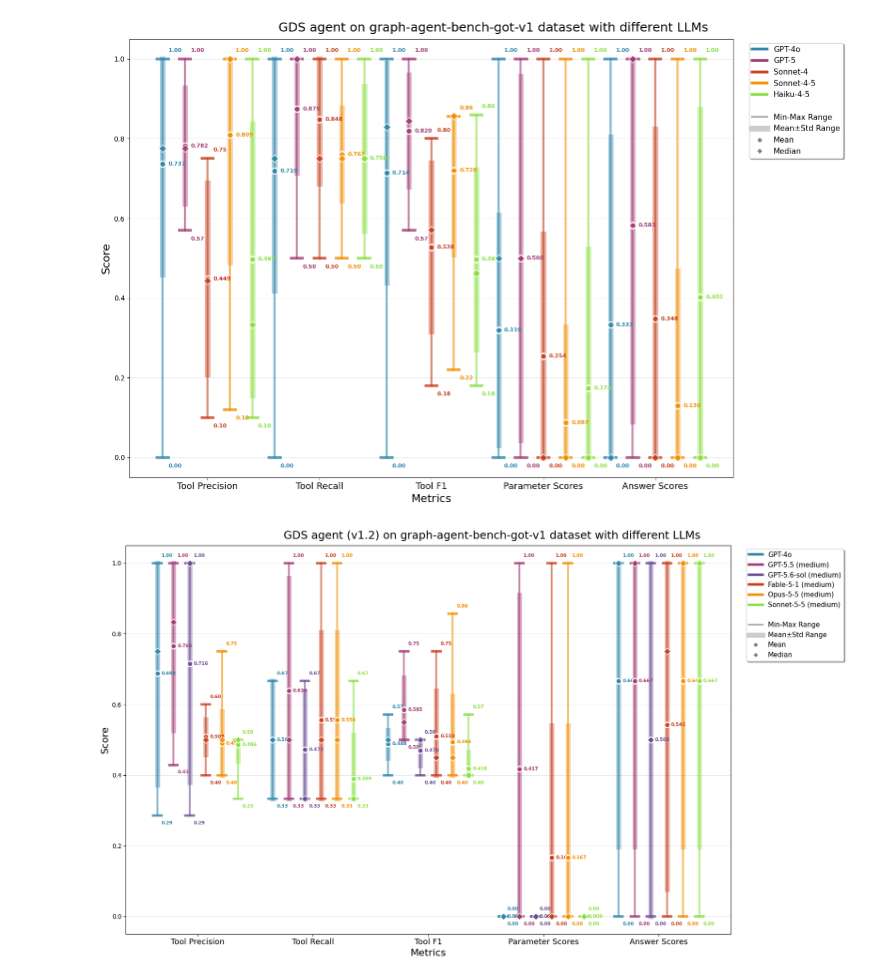
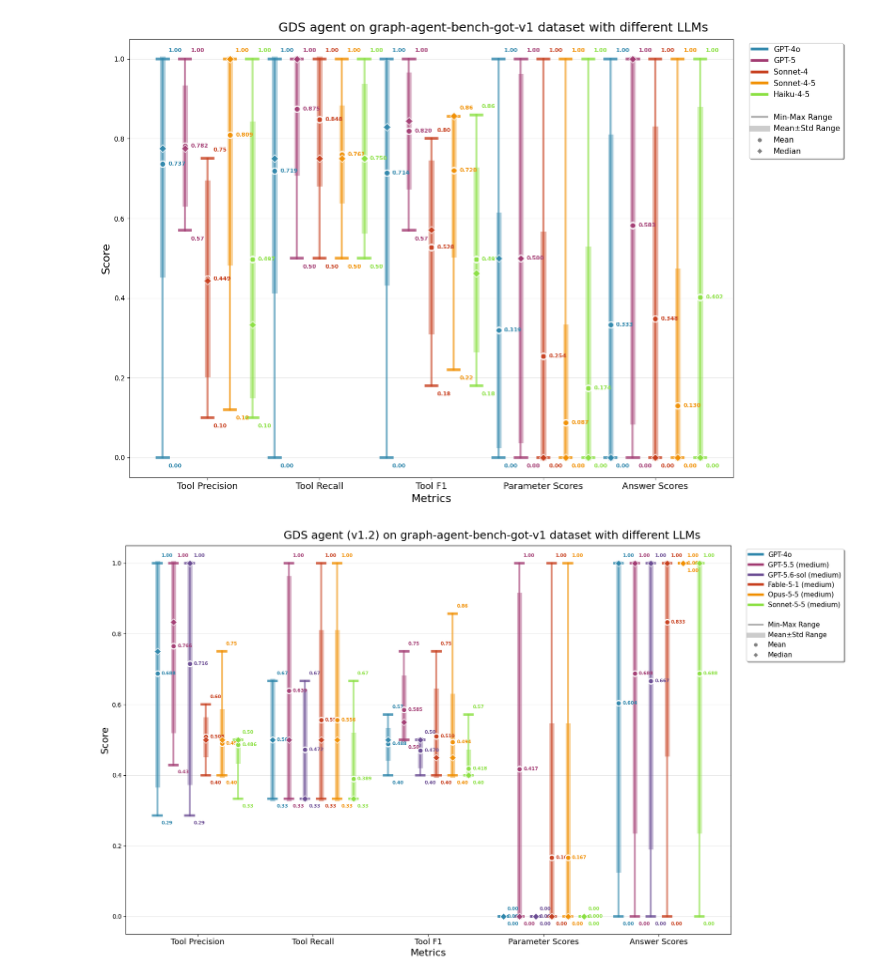
Before and after one commit to brs96/gds-agent-benchmarks, a Jupyter notebook: plot_aggregated_results.ipynb, the cells around one changed output. Drawn from its saved outputs; the diff is of its cells as text; code cells hidden in the pictures.

```diff
--- a/plot_aggregated_results.ipynb
+++ b/plot_aggregated_results.ipynb
@@ -292,43 +292,43 @@ metrics = ["Tool Precision", "Tool Recall", "Tool F1", "Parameter Scores", "Answ
 
 # Copy results from analysis output
 gpt_4o_data = {
-    "mean": [0.688, 0.500, 0.488, 0.000, 0.667],
-    "std": [0.316, 0.167, 0.040, 0.000, 0.471],
+    "mean": [0.688, 0.500, 0.488, 0.000, 0.604],
+    "std": [0.316, 0.167, 0.040, 0.000, 0.473],
     "median": [0.750, 0.500, 0.500, 0.000, 1.000],
     "min": [0.286, 0.333, 0.400, 0.000, 0.000],
     "max": [1.000, 0.667, 0.571, 0.000, 1.000],
 }
 gpt_5_5_data = {
-    "mean": [0.766, 0.639, 0.585, 0.417, 0.667],
-    "std": [0.240, 0.318, 0.090, 0.493, 0.471],
+    "mean": [0.766, 0.639, 0.585, 0.417, 0.688],
+    "std": [0.240, 0.318, 0.090, 0.493, 0.446],
     "median": [0.833, 0.500, 0.550, 0.000, 1.000],
     "min": [0.429, 0.333, 0.500, 0.000, 0.000],
     "max": [1.000, 1.000, 0.750, 1.000, 1.000],
 }
 gpt_5_6_sol_data = {
-    "mean": [0.716, 0.472, 0.470, 0.000, 0.500],
-    "std": [0.337, 0.164, 0.043, 0.000, 0.500],
-    "median": [1.000, 0.333, 0.500, 0.000, 0.500],
+    "mean": [0.716, 0.472, 0.470, 0.000, 0.667],
+    "std": [0.337, 0.164, 0.043, 0.000, 0.471],
+    "median": [1.000, 0.333, 0.500, 0.000, 1.000],
     "min": [0.286, 0.333, 0.400, 0.000, 0.000],
     "max": [1.000, 0.667, 0.500, 0.000, 1.000],
 }
 fable_5_1_data = {
-    "mean": [0.508, 0.556, 0.510, 0.167, 0.542],
-    "std": [0.049, 0.248, 0.129, 0.373, 0.466],
-    "median": [0.500, 0.500, 0.450, 0.000, 0.750],
+    "mean": [0.508, 0.556, 0.510, 0.167, 0.833],
+    "std": [0.049, 0.248, 0.129, 0.373, 0.373],
+    "median": [0.500, 0.500, 0.450, 0.000, 1.000],
     "min": [0.400, 0.333, 0.400, 0.000, 0.000],
     "max": [0.600, 1.000, 0.750, 1.000, 1.000],
 }
 opus_5_5_data = {
-    "mean": [0.490, 0.556, 0.494, 0.167, 0.667],
-    "std": [0.090, 0.248, 0.130, 0.373, 0.471],
+    "mean": [0.490, 0.556, 0.494, 0.167, 1.000],
+    "std": [0.090, 0.248, 0.130, 0.373, 0.000],
     "median": [0.500, 0.500, 0.450, 0.000, 1.000],
-    "min": [0.400, 0.333, 0.400, 0.000, 0.000],
+    "min": [0.400, 0.333, 0.400, 0.000, 1.000],
     "max": [0.750, 1.000, 0.857, 1.000, 1.000],
 }
 sonnet_5_5_data = {
-    "mean": [0.486, 0.389, 0.418, 0.000, 0.667],
-    "std": [0.046, 0.124, 0.048, 0.000, 0.471],
+    "mean": [0.486, 0.389, 0.418, 0.000, 0.688],
+    "std": [0.046, 0.124, 0.048, 0.000, 0.446],
     "median": [0.500, 0.333, 0.400, 0.000, 1.000],
     "min": [0.333, 0.333, 0.400, 0.000, 0.000],
     "max": [0.500, 0.667, 0.571, 0.000, 1.000],
@@ -399,35 +399,35 @@ legend_elements = []
 for model, color in zip(models, colors):
     legend_elements.append(Line2D([0], [0], color=color, lw=4, label=model))
 
 legend_elements.append(Line2D([0], [0], color="white", lw=0, label=""))
 legend_elements.append(Line2D([0], [0], color="gray", lw=3, alpha=0.6, label="Min-Max Range"))
 legend_elements.append(Line2D([0], [0], color="gray", lw=8, alpha=0.4, label="Mean±Std Range"))
 legend_elements.append(Line2D([0], [0], marker="o", color="w", markerfacecolor="gray",
                               markersize=8, label="Mean", markeredgecolor="white", markeredgewidth=2))
 legend_elements.append(Line2D([0], [0], marker="D", color="w", markerfacecolor="gray",
                               markersize=6, label="Median", markeredgecolor="white", markeredgewidth=1))
 
 legend = ax.legend(handles=legend_elements,
                    bbox_to_anchor=(1.02, 1),
                    loc="upper left",
                    fontsize=11,
                    frameon=True,
                    fancybox=True,
                    shadow=True,
                    title_fontsize=12)
 
-fig.suptitle("GDS agent (v1.2) on graph-agent-bench-got-v2 dataset with different LLMs",
+fig.suptitle("GDS agent (v1.2) on graph-agent-bench-got-v1 dataset with different LLMs",
              fontsize=18, y=0.98)
 
 plt.tight_layout()
 plt.subplots_adjust(right=0.80)
 
 plt.savefig("llm_model_comparison_got.png", dpi=300, bbox_inches="tight", facecolor="white")
 plt.savefig("llm_model_comparison_got.pdf", bbox_inches="tight", facecolor="white")
 
 plt.show()
 # %% [output]
-[figure, old version]
+[figure, new version]
 # %%
 # Plot for LN dataset (gds-agent v1.2)
 
```
Also changed, not shown: parts of 1 cell of this notebook, 36 other files.
